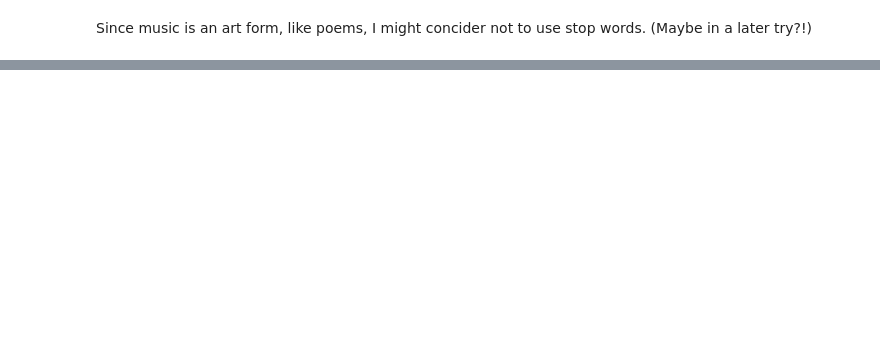
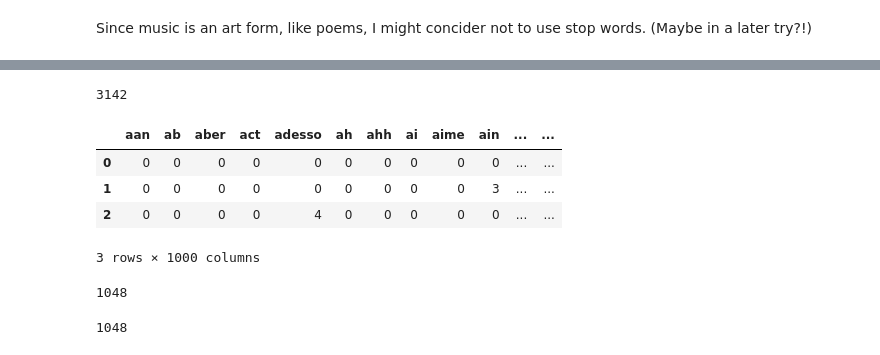
Before and after one commit to yhpf/Capstone-General_Assembly, a Jupyter notebook: 10_Good_Model.ipynb, the cells around one changed output, grey strips where cells are left out. Saved outputs shown, nothing was run; the diff lists cells and outputs as text; code cells hidden in the pictures; blank space fills up the shorter version.

Commit message:
CountVec and TF-IDF done, LinReg Done

```diff
--- a/10_Good_Model.ipynb
+++ b/10_Good_Model.ipynb
@@ -265,0 +228,4 @@ df1.head(3)
+# %%
+# instantiate the model
+cvec = CountVectorizer(stop_words='english', max_features = 1000)
+# eliminate English stop words and use max_features since there will be more than 60,000 if iI do not
@@ -265,0 +275,4 @@ df1.head(3)
+# %%
+len(indep_train_cvec)
+# %% [output]
+3142
@@ -265,0 +281,22 @@ df1.head(3)
+# %%
+# transform X_test
+cvec_data2 = cvec.transform(indep_test['Lyrics'])
+# %%
+# Turn the features into a data frame
+df2  = pd.DataFrame(cvec_data2.todense(),columns=cvec.get_feature_names())
+
+df2.head(3)
+# %% [output]
+|  | aan | ab | aber | act | adesso | ah | ahh | ai | aime | ain | ... | ... |
+| 0 | 0 | 0 | 0 | 0 | 0 | 0 | 0 | 0 | 0 | 0 | ... | ... |
+| 1 | 0 | 0 | 0 | 0 | 0 | 0 | 0 | 0 | 0 | 3 | ... | ... |
+| 2 | 0 | 0 | 0 | 0 | 4 | 0 | 0 | 0 | 0 | 0 | ... | ... |
+3 rows × 1000 columns
+# %%
+len(indep_test)
+# %% [output]
+1048
+# %%
+len(df2)
+# %% [output]
+1048
```
Also changed, not shown: parts of 53 cells of this notebook.
